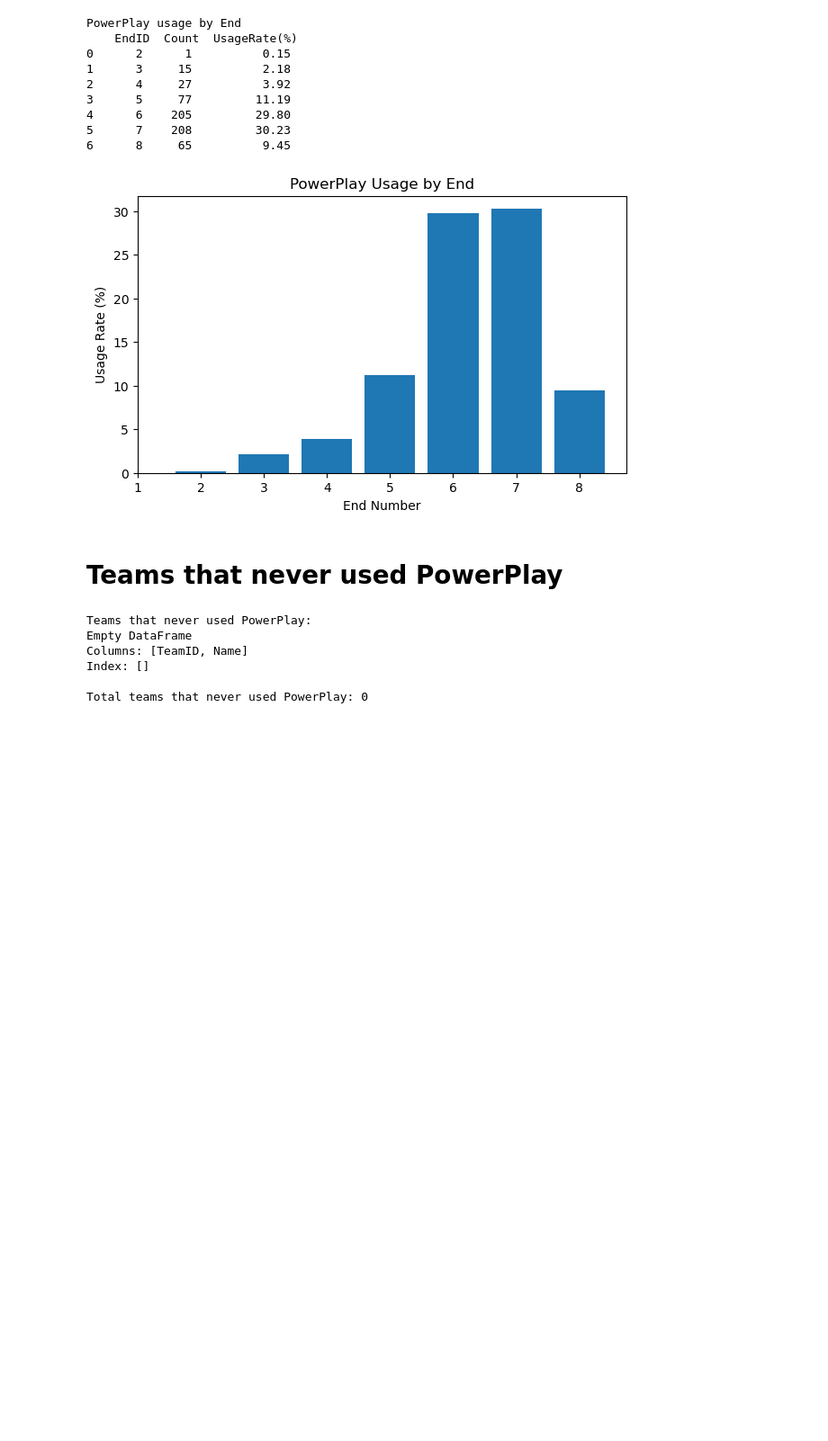
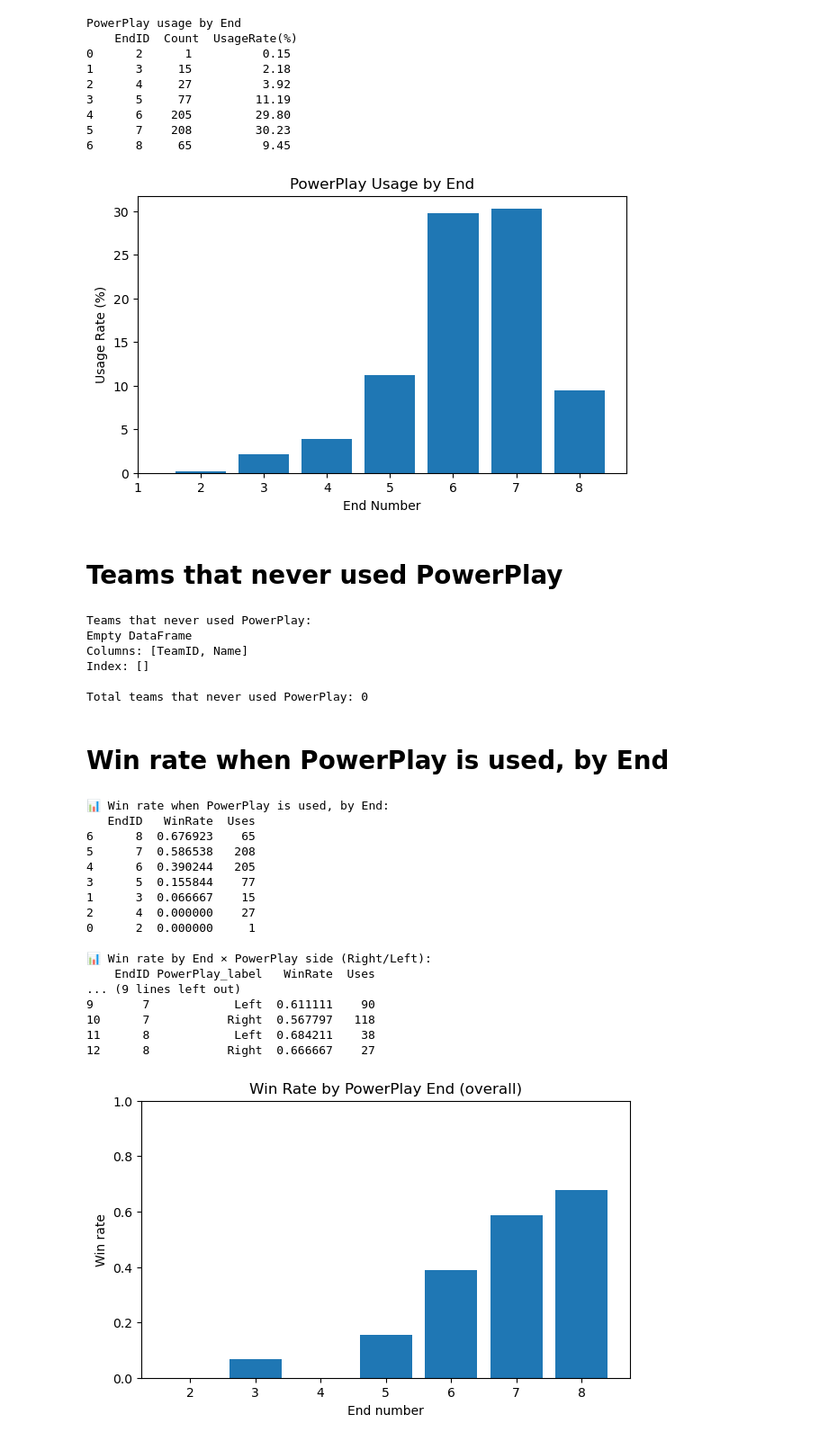
Before and after one commit to j00hyun/Data-Jam-2025, a Jupyter notebook: End Analysis.ipynb, the cells around one changed output. Shown at 90% size. Drawn from its saved outputs; the diff is of its cells as text; code cells hidden in the pictures; blank space fills up the shorter version.

Commit message:
Add 1 End on-hammer and Powerplay files

```diff
--- a/End Analysis.ipynb
+++ b/End Analysis.ipynb
@@ -406,3 +410,83 @@ Columns: [TeamID, Name]
 Index: []
 
 Total teams that never used PowerPlay: 0
+# %% [markdown]
+# Win rate when PowerPlay is used, by End
+# %%
+# --- 0) Basic cleaning -------------------------------------------------------
+# Fill missing PowerPlay (0 = not used). Also make a readable label.
+ends_m['PowerPlay_clean'] = ends_m['PowerPlay'].fillna(0).astype(int)
+ends_m['PowerPlay_label'] = ends_m['PowerPlay_clean'].replace(
+    {0:'No PowerPlay', 1.0:'Right', 2.0:'Left'}
+)
+
+# Some rows may have missing 'Winner' (e.g., incomplete games) → drop them
+em = ends_m.dropna(subset=['Winner', 'TeamID', 'EndID']).copy()
+
+# --- 1) Win flag per team-row -----------------------------------------------
+# WinFlag = 1 if this row's team won the game, else 0
+em['WinFlag'] = np.where(
+    ((em['TeamID'] == em['TeamID1']) & (em['Winner'] == 1)) |
+    ((em['TeamID'] == em['TeamID2']) & (em['Winner'] == 0)),
+    1, 0
+)
+
+# Keep only ends where PowerPlay was used (1=Right, 2=Left)
+pp_used = em[em['PowerPlay_clean'] > 0].copy()
+
+# --- 2) Win rate by EndID (overall, regardless of side) ----------------------
+pp_winrate = (
+    pp_used
+    .groupby('EndID', as_index=False)
+    .agg(
+        WinRate=('WinFlag', 'mean'),
+        Uses=('WinFlag', 'size')  # how many PowerPlays used at that end
+    )
+    .sort_values(['WinRate', 'Uses'], ascending=[False, False])
+)
+
+print("📊 Win rate when PowerPlay is used, by End:")
+print(pp_winrate)
+
+# --- 3) (Optional) Split by side: Right vs Left ------------------------------
+pp_winrate_side = (
+    pp_used
+    .groupby(['EndID','PowerPlay_label'], as_index=False)
+    .agg(
+        WinRate=('WinFlag','mean'),
+        Uses=('WinFlag','size')
+    )
+    .sort_values(['EndID','PowerPlay_label'])
+)
+
+print("\n📊 Win rate by End × PowerPlay side (Right/Left):")
+print(pp_winrate_side)
+
+# --- 4) (Optional) Quick bar chart ------------------------------------------
+plt.figure(figsize=(7,4))
+plt.bar(pp_winrate['EndID'], pp_winrate['WinRate'])
+plt.title("Win Rate by PowerPlay End (overall)")
+plt.xlabel("End number")
+plt.ylabel("Win rate")
+plt.xticks(range(int(pp_winrate['EndID'].min()), int(pp_winrate['EndID'].max())+1))
+plt.ylim(0, 1)
+plt.show()
+# %% [output]
+📊 Win rate when PowerPlay is used, by End:
+   EndID   WinRate  Uses
+6      8  0.676923    65
+5      7  0.586538   208
+4      6  0.390244   205
+3      5  0.155844    77
+1      3  0.066667    15
+2      4  0.000000    27
+0      2  0.000000     1
+
+📊 Win rate by End × PowerPlay side (Right/Left):
+    EndID PowerPlay_label   WinRate  Uses
+... (9 lines left out)
+9       7            Left  0.611111    90
+10      7           Right  0.567797   118
+11      8            Left  0.684211    38
+12      8           Right  0.666667    27
+[figure, added]
```
Also changed, not shown: parts of 16 cells of this notebook, 8 other files.
